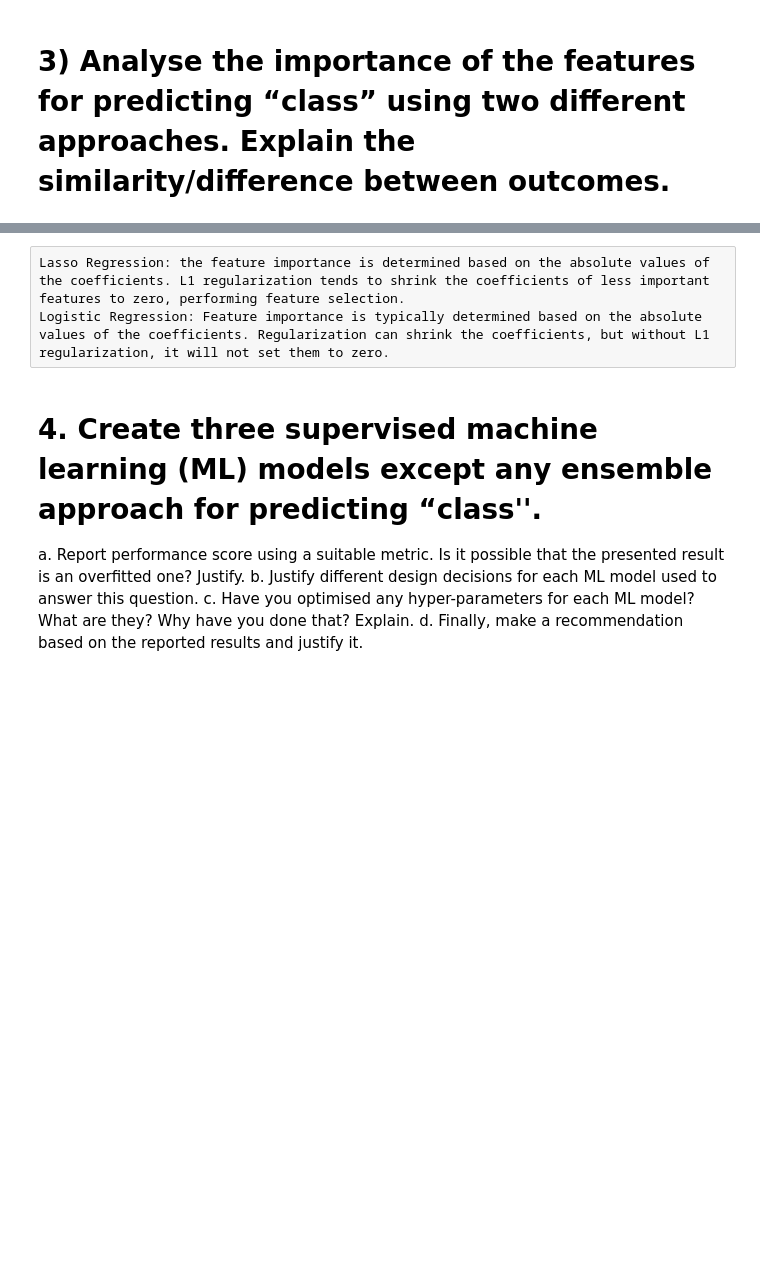
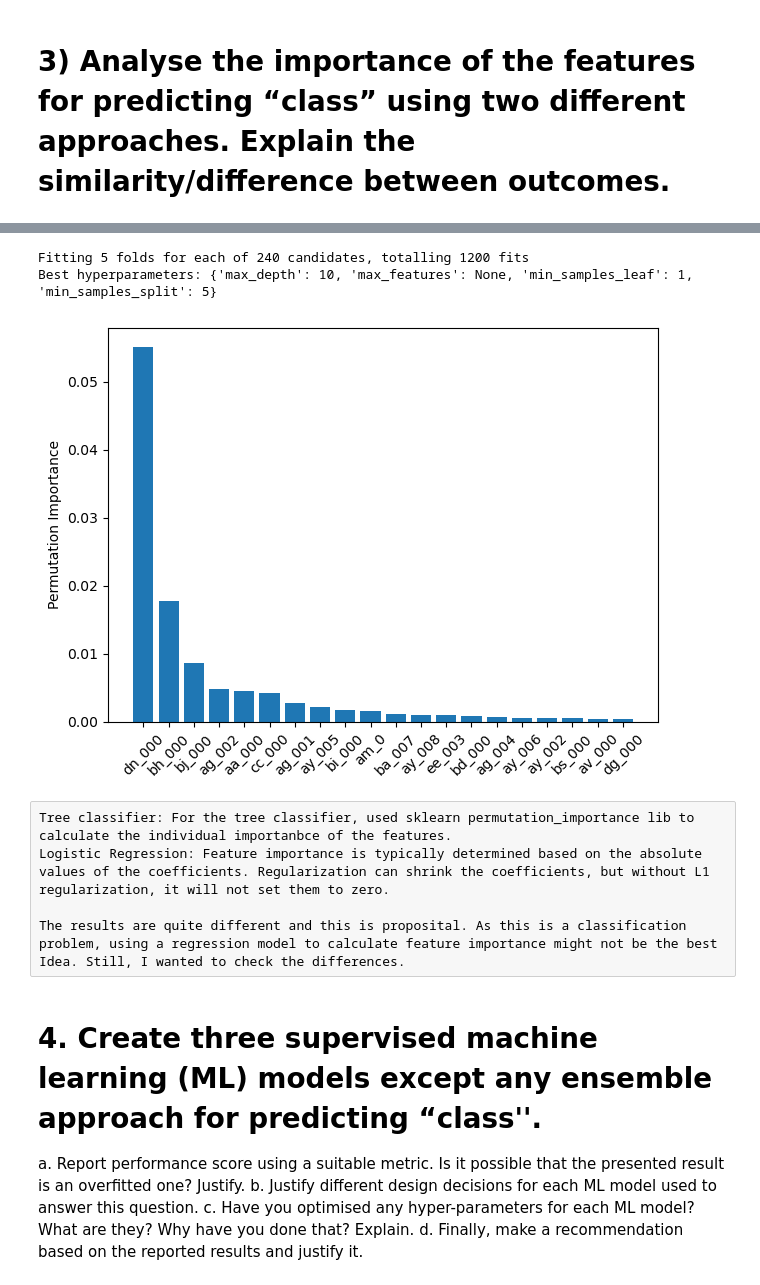
Before and after one commit to marsson/Ai_universityClass, a Jupyter notebook: week5/5.2D.ipynb, the cells around one changed output, grey strips where cells are left out. Saved outputs shown, nothing was run; the diff lists cells and outputs as text; code cells hidden in the pictures; blank space fills up the shorter version.

```diff
--- a/week5/5.2D.ipynb
+++ b/week5/5.2D.ipynb
@@ -212,6 +192,53 @@ plt.show()
+# %%
+from sklearn.tree import DecisionTreeClassifier
+from sklearn.inspection import permutation_importance
+from sklearn.model_selection import GridSearchCV
+
+# Define hyperparameter grid
+param_grid = {
+    'max_depth': [3, 5, 7, 10, None],
+    'min_samples_split': [2, 5, 10, 15],
+    'min_samples_leaf': [1, 2, 5, 10],
+    'max_features': ['sqrt', 'log2', None]
+}
+tree = DecisionTreeClassifier(random_state=13)
+
+# Initialize GridSearch
+grid_search = GridSearchCV(tree, param_grid, cv=5, scoring='accuracy', n_jobs=-1, verbose=1, error_score='raise')
+
+# Fit the model
+grid_search.fit(training, y_training )
+
+# Get best hyperparameters
+best_params = grid_search.best_params_
+print("Best hyperparameters:", best_params)
+# %% [output]
+Fitting 5 folds for each of 240 candidates, totalling 1200 fits
+Best hyperparameters: {'max_depth': 10, 'max_features': None, 'min_samples_leaf': 1, 'min_samples_split': 5}
+# %%
+from sklearn.inspection import permutation_importance
+
+# Initialize and train the decision tree
+tree = DecisionTreeClassifier(random_state=13, max_depth=10, max_features=None, min_samples_leaf=1, min_samples_split=5)
+x_tree = training
+tree.fit(x_tree, y_training)
+# Compute the permutation importance using the test dataset
+result = permutation_importance(tree, test, y_test, n_repeats=10, random_state=13)
+# Get indices for the top 20 features and sort them in descending order of importance
+sorted_idx = result.importances_mean.argsort()[-20:][::-1]
+# %%
+plt.bar(test.columns[sorted_idx], result.importances_mean[sorted_idx])
+plt.ylabel("Permutation Importance")
+plt.xticks(rotation=45)  # Optionally rotate x-axis labels for better readability
+plt.tight_layout()  # Ensures that labels and titles fit into the figure
+plt.show()
+# %% [output]
+[figure, added]
 # %% [raw]
-Lasso Regression: the feature importance is determined based on the absolute values of the coefficients. L1 regularization tends to shrink the coefficients of less important features to zero, performing feature selection.
+Tree classifier: For the tree classifier, used sklearn permutation_importance lib to calculate the individual importanbce of the features.
 Logistic Regression: Feature importance is typically determined based on the absolute values of the coefficients. Regularization can shrink the coefficients, but without L1 regularization, it will not set them to zero.
+
+The results are quite different and this is proposital. As this is a classification problem, using a regression model to calculate feature importance might not be the best Idea. Still, I wanted to check the differences.
 # %% [markdown]
 
 # 4. Create three supervised machine learning (ML) models except any ensemble approach for predicting “class''.
```
Also changed, not shown: parts of 17 cells of this notebook, 2 other files.
